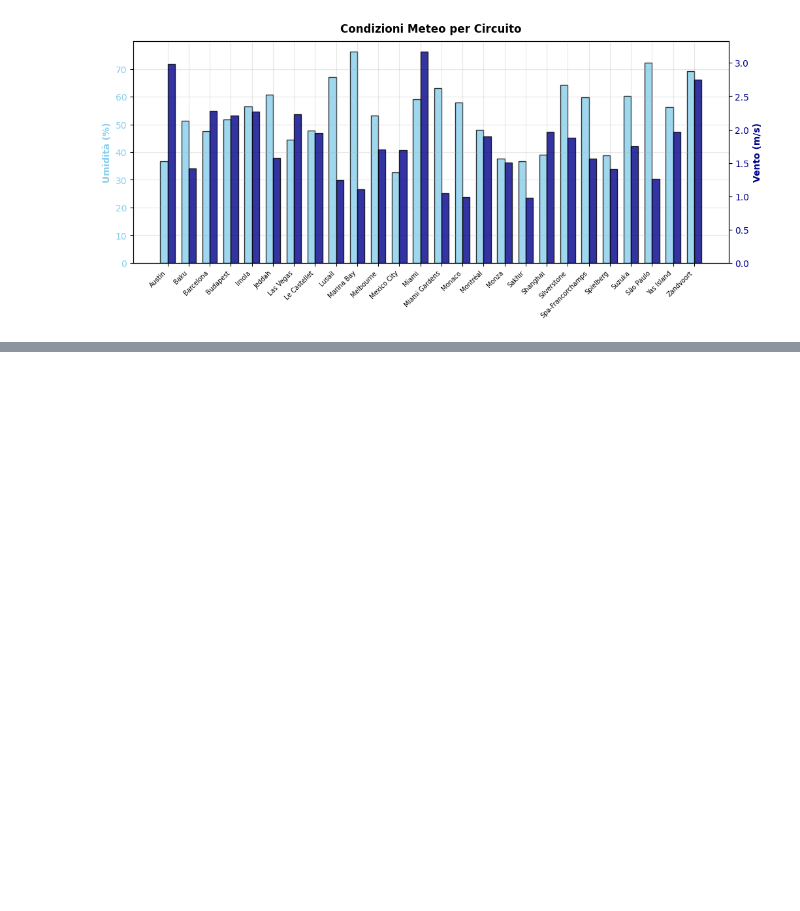
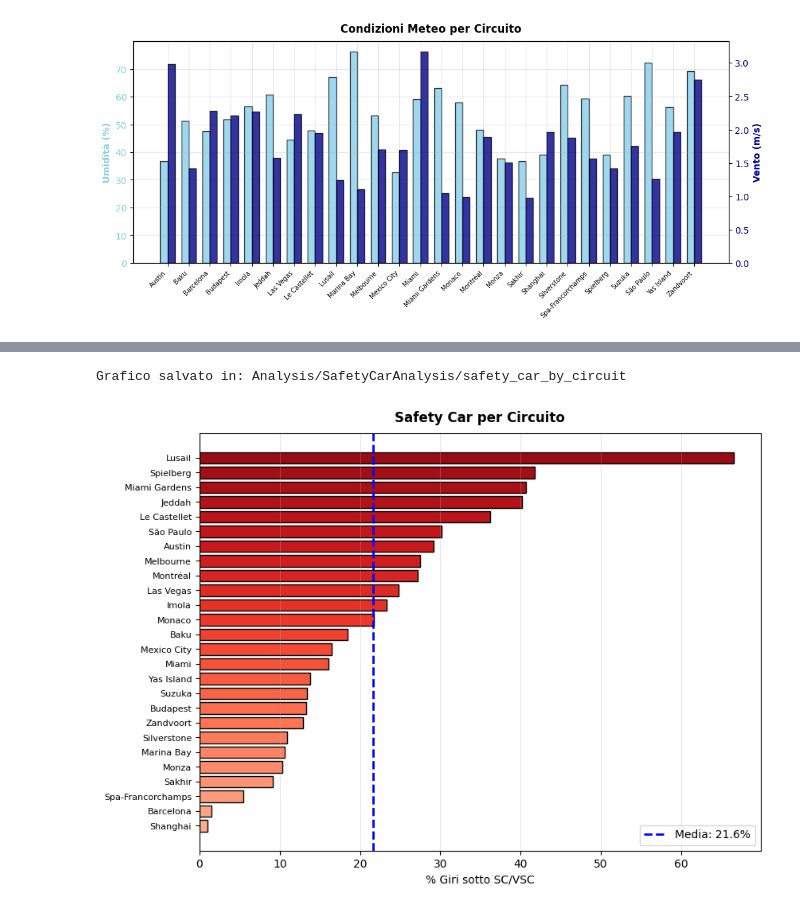
Before and after one commit to FedericoSabbadini/F1_StrategyPredictor, a Jupyter notebook: 02:dbAnalysis/DataAnalysis.ipynb, the cells around one changed output, grey strips where cells are left out. Drawn from its saved outputs; the diff is of its cells as text; code cells hidden in the pictures; blank space fills up the shorter version.

```diff
--- a/02:dbAnalysis/DataAnalysis.ipynb
+++ b/02:dbAnalysis/DataAnalysis.ipynb
@@ -824,0 +889,22 @@ Procedi con `03/model` per:
+# %%
+# % SC/VSC per Circuito
+fig = plt.figure(figsize=(20, 15))
+
+ax = plt.subplot(2, 2, 2)
+if df_f1['UnderCaution'].sum() > 0:
+    caution_by_circuit = df_f1.groupby('Circuit')['UnderCaution'].mean().sort_values() * 100
+    colors2 = plt.cm.Reds(np.linspace(0.3, 0.9, len(caution_by_circuit)))
+    ax.barh(range(len(caution_by_circuit)), caution_by_circuit.values, color=colors2, edgecolor='black')
+    ax.set_yticks(range(len(caution_by_circuit)))
+    ax.set_yticklabels(caution_by_circuit.index, fontsize=8)
+    ax.set_xlabel('% Giri sotto SC/VSC')
+    ax.set_title('Safety Car per Circuito', fontweight='bold', pad=10)
+    ax.grid(axis='x', alpha=0.3)
+    mean_caution = caution_by_circuit.mean()
+    ax.axvline(mean_caution, color='blue', linestyle='--', linewidth=2, label=f'Media: {mean_caution:.1f}%')
+    ax.legend(loc='lower right')
+
+save_plot(fig, "SafetyCarAnalysis", "safety_car_by_circuit")
+# %% [output]
+Grafico salvato in: Analysis/SafetyCarAnalysis/safety_car_by_circuit
+[figure, added]
```
Also changed, not shown: parts of 28 cells of this notebook, 22 other files.
